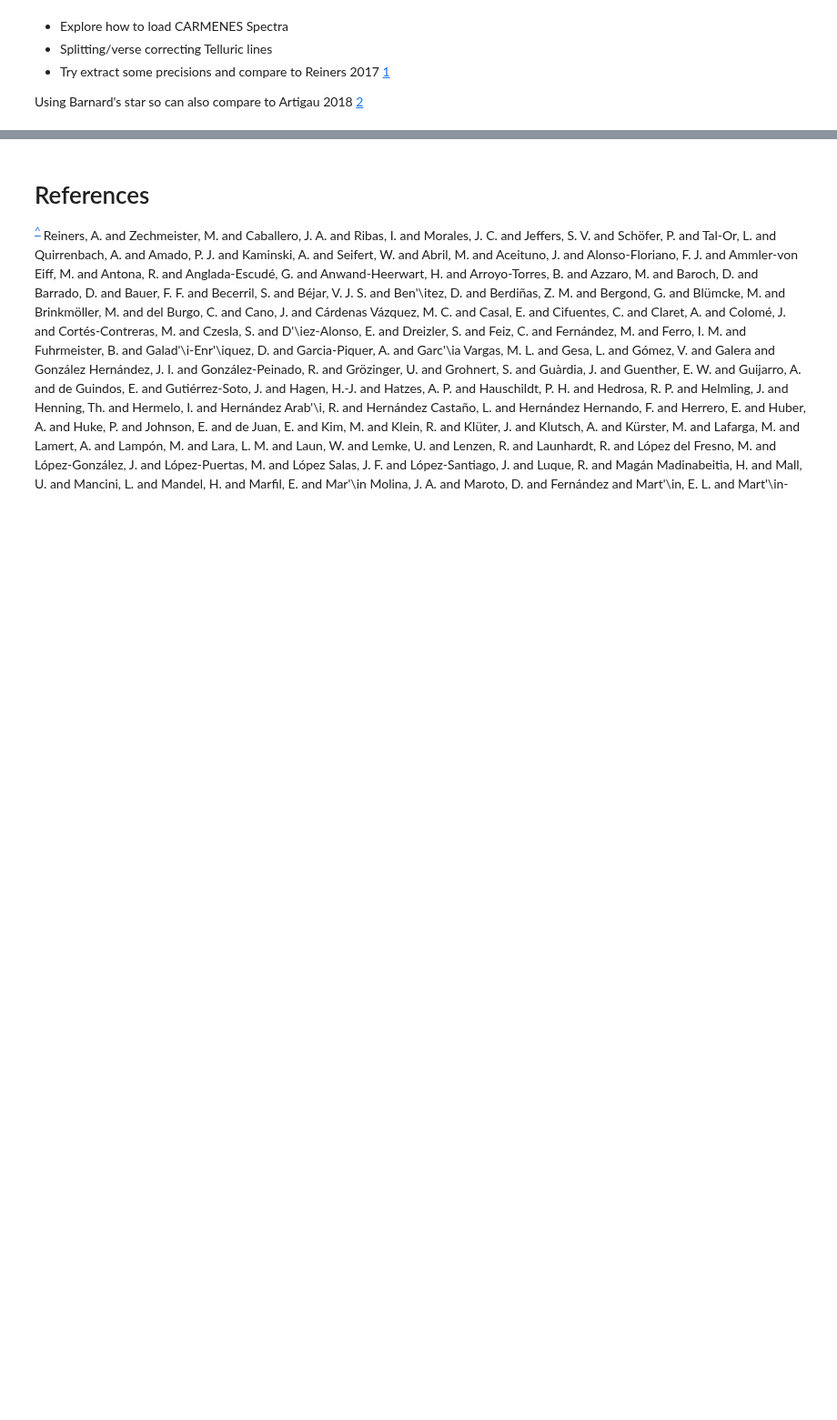
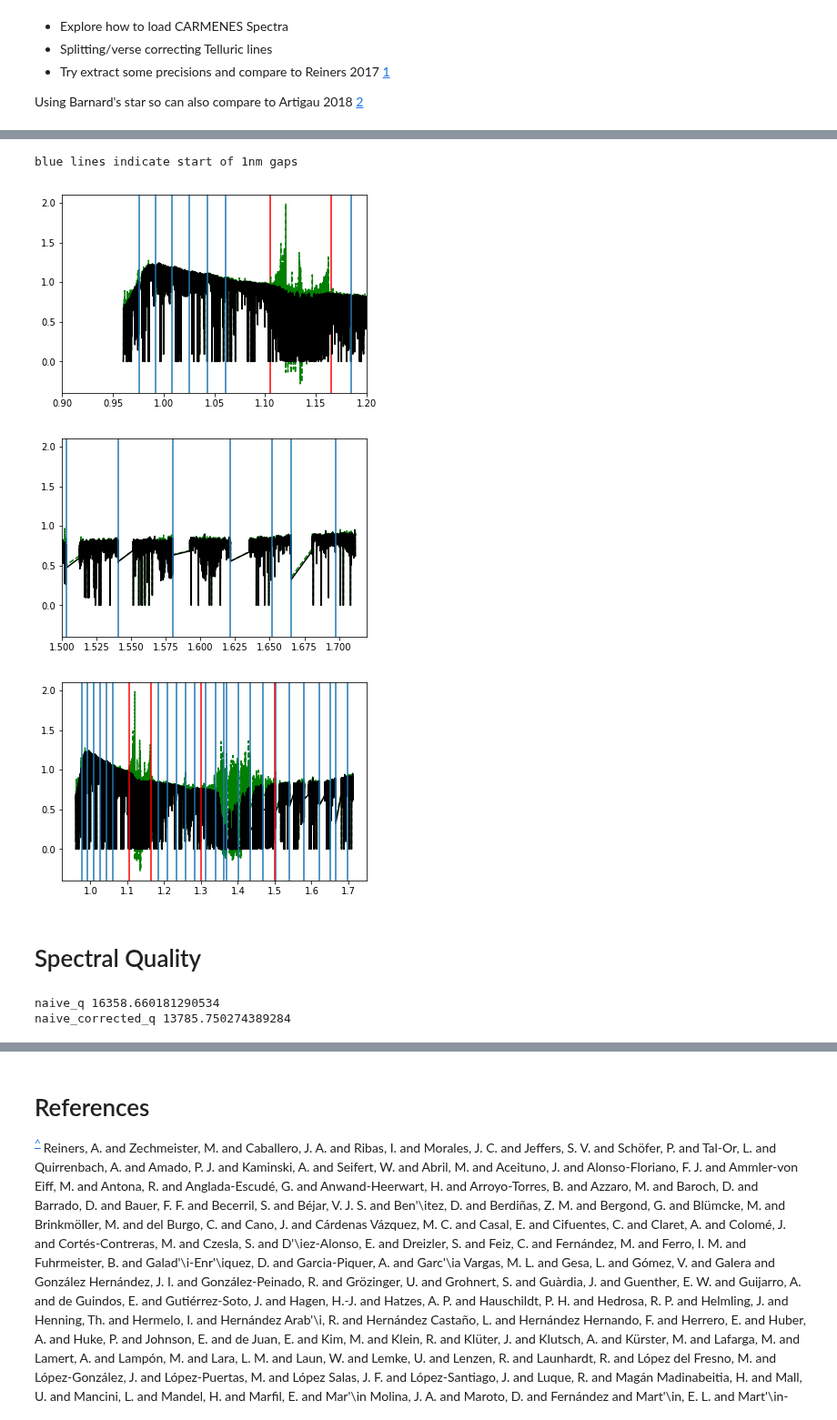
Before and after one commit to jason-neal/eniric, a Jupyter notebook: docs/Notebooks/CARMENES.ipynb, the cells around one changed output, grey strips where cells are left out. Shown at 91% size. Cells and saved outputs as stored; diff of their text form; code cells hidden in the pictures; blank space fills up the shorter version.

```diff
--- a/docs/Notebooks/CARMENES.ipynb
+++ b/docs/Notebooks/CARMENES.ipynb
@@ -88,0 +124,56 @@ name, header, wl, input_flux, input_cont, input_error, corr_flux, mtrans, qual =
+# %%
+#
+gap = 1 # nanometer
+print("blue lines indicate start of {}nm gaps".format(gap))
+big_gaps = np.where(wl_diff > 1)  # nanometer
+
+# Cuts for poor correction
+cut1 = [1.105, 1.165]
+cut2 = [1.3, 1.5]
+
+for line in cut1:
+    plt.axvline(line, color="red")
+plt.plot(wl_input, corr_flux, 'g--', label='telluric corrected')
+plt.plot(wl_input, input_flux, 'k-', label='input data')
+for line in cut_wl[big_gaps]:
+    plt.axvline(line)
+plt.xlim((0.9,1.2))
+plt.show()
+
+plt.plot(wl_input, corr_flux, 'g--', label='telluric corrected')
+plt.plot(wl_input, input_flux, 'k-', label='input data')
+for line in cut_wl[big_gaps]:
+    plt.axvline(line)
+plt.xlim((1.5,1.72))
+plt.show()
+
+
+
+plt.plot(wl_input, corr_flux, 'g--', label='telluric corrected')
+plt.plot(wl_input, input_flux, 'k-', label='input data')
+for line in cut_wl[big_gaps]:
+    plt.axvline(line)
+for line in cut1:
+    plt.axvline(line, color="red")
+for line in cut2:
+    plt.axvline(line, color="red")
+plt.show()
+# %% [output]
+blue lines indicate start of 1nm gaps
+[figure, added]
+[figure, added]
+[figure, added]
+# %% [markdown]
+# Spectral Quality
+# %%
+from eniric.Qcalculator import quality
+# Naive Q
+naive_q_uncorrected = quality(wl_input[np.where(qual)], input_flux[np.where(qual)])
+print("naive_q", naive_q_uncorrected)
+
+# Telluric corrected spectra decreases in quality (less lines)
+naive_q_corrected = quality(wl_input[np.where(qual)], corr_flux[np.where(qual)])
+print("naive_corrected_q", naive_q_corrected)
+# %% [output]
+naive_q 16358.660181290534
+naive_corrected_q 13785.750274389284
```
Also changed, not shown: parts of 15 cells of this notebook, 1 other file.
